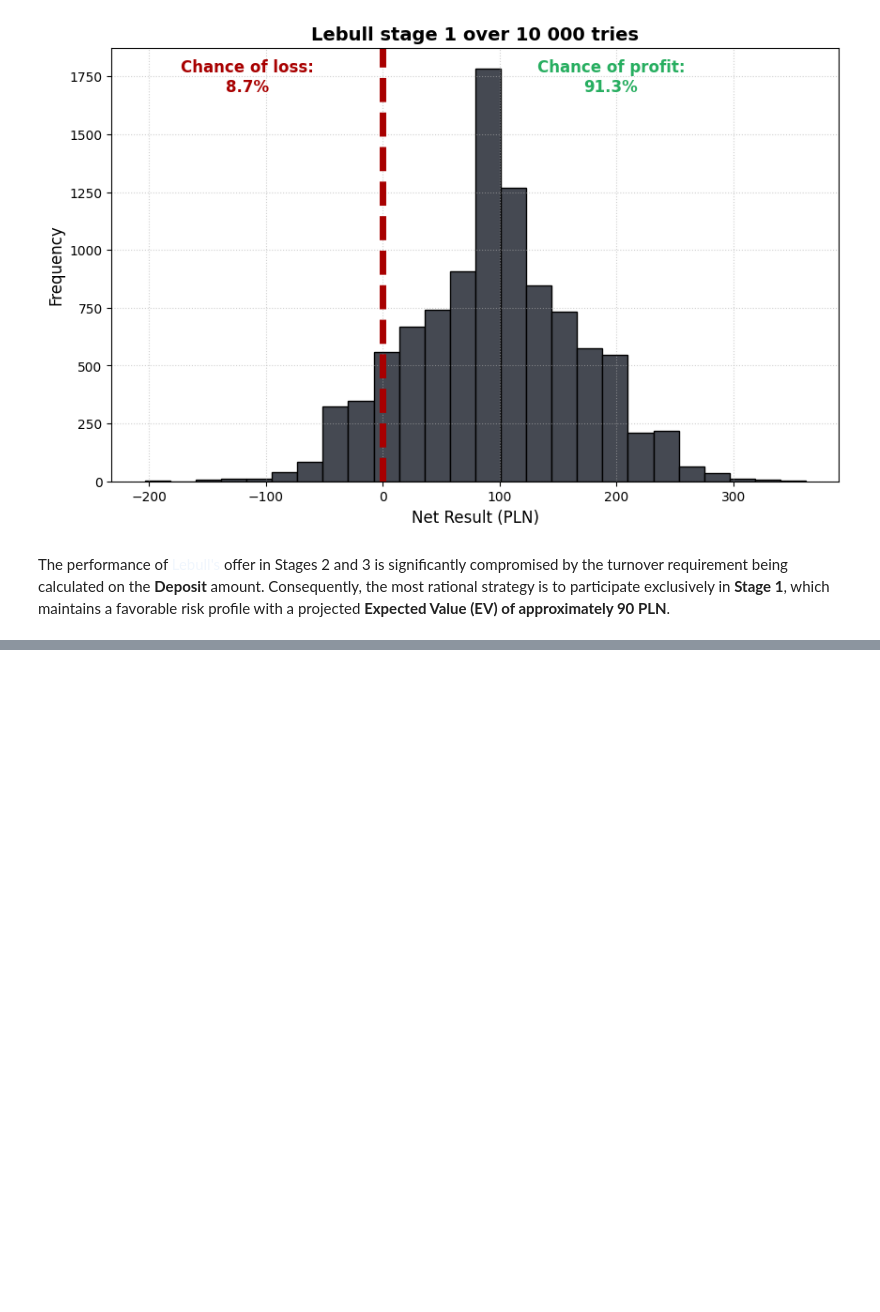
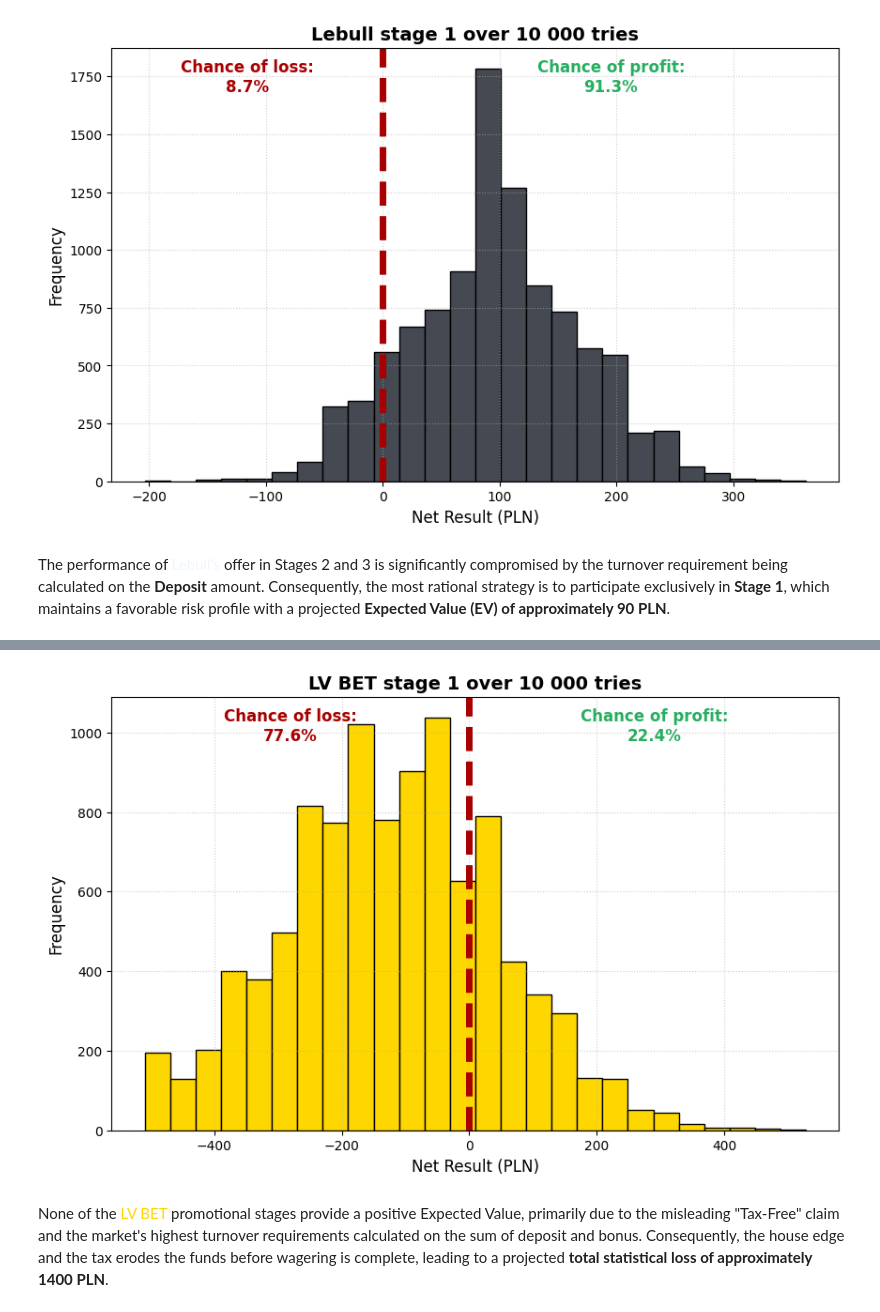
Before and after one commit to nzagozdzon-AGH/Free_Lunch_Theorem, a Jupyter notebook: Bookie_beater.ipynb, the cells around one changed output, grey strips where cells are left out. Drawn from its saved outputs; the diff is of its cells as text; code cells hidden in the pictures; blank space fills up the shorter version.

```diff
--- a/Bookie_beater.ipynb
+++ b/Bookie_beater.ipynb
@@ -194,0 +206,19 @@ The performance of <span style="color: #d0e1fa4f;">Lebull's</span> offer in Stag
+# %%
+lvbet_overround = engine.overround_calculator(odds.lvbet_odds)
+data_stage_1 = engine.monte_carlo(offers.LV_BET["Offer_1"], lvbet_overround)
+data_stage_1_alt = engine.monte_carlo(offers.LV_BET["Offer_1_alt"], lvbet_overround)
+data_stage_2 = engine.monte_carlo(offers.LV_BET["Offer_2"], lvbet_overround)
+data_stage_3 = engine.monte_carlo(offers.LV_BET["Offer_3"], lvbet_overround)
+data_stage_4 = engine.monte_carlo(offers.LV_BET["Offer_4"], lvbet_overround)
+
+data_values = [
+    [offers.LV_BET["Offer_1"]["deposit"], offers.LV_BET["Offer_1"]["bonus"], offers.LV_BET["Offer_1"]["free_bet"]["value"], (lvbet_overround-1)*100, np.mean(data_stage_1), np.std(data_stage_1), engine.chance_of_profit(data_stage_1)],
+    [offers.LV_BET["Offer_1_alt"]["deposit"], offers.LV_BET["Offer_1_alt"]["bonus"], offers.LV_BET["Offer_1_alt"]["free_bet"]["value"], (lvbet_overround-1)*100, np.mean(data_stage_1_alt), np.std(data_stage_1_alt), engine.chance_of_profit(data_stage_1_alt)],
+    [offers.LV_BET["Offer_2"]["deposit"], offers.LV_BET["Offer_2"]["bonus"], offers.LV_BET["Offer_2"]["free_bet"], (lvbet_overround-1)*100, np.mean(data_stage_2), np.std(data_stage_2), engine.chance_of_profit(data_stage_2)],
+    [offers.LV_BET["Offer_3"]["deposit"], offers.LV_BET["Offer_3"]["bonus"], offers.LV_BET["Offer_3"]["free_bet"], (lvbet_overround-1)*100, np.mean(data_stage_3), np.std(data_stage_3), engine.chance_of_profit(data_stage_3)],
+    [offers.LV_BET["Offer_4"]["deposit"], offers.LV_BET["Offer_4"]["bonus"], offers.LV_BET["Offer_4"]["free_bet"], (lvbet_overround-1)*100, np.mean(data_stage_4), np.std(data_stage_4), engine.chance_of_profit(data_stage_4)]
+]
+columns = ["Deposit", "Bonus","Free bet","Overround","EV (PLN)", "Std Dev", "Chance for profit"]
+index_names = ["LV BET Stage 1", "LV BET Stage 1 alt", "LV BET Stage 2", "LV BET Stage 3", "LV BET Stage 4"]
+df = pd.DataFrame(data=data_values, index=index_names, columns=columns)
+df
@@ -194,0 +232,6 @@ The performance of <span style="color: #d0e1fa4f;">Lebull's</span> offer in Stag
+# %%
+engine.visualize_results(data_stage_1, "LV BET stage 1 over 10 000 tries", color = "#FFD700")
+# %% [output]
+[figure, added]
+# %% [markdown]
+None of the <span style="color: #FFD700;">LV BET</span> promotional stages provide a positive Expected Value, primarily due to the misleading "Tax-Free" claim and the market's highest turnover requirements calculated on the sum of deposit and bonus. Consequently, the house edge and the tax erodes the funds before wagering is complete, leading to a projected **total statistical loss of approximately 1400 PLN**.
```
Also changed, not shown: parts of 3 cells of this notebook, 2 other files.
